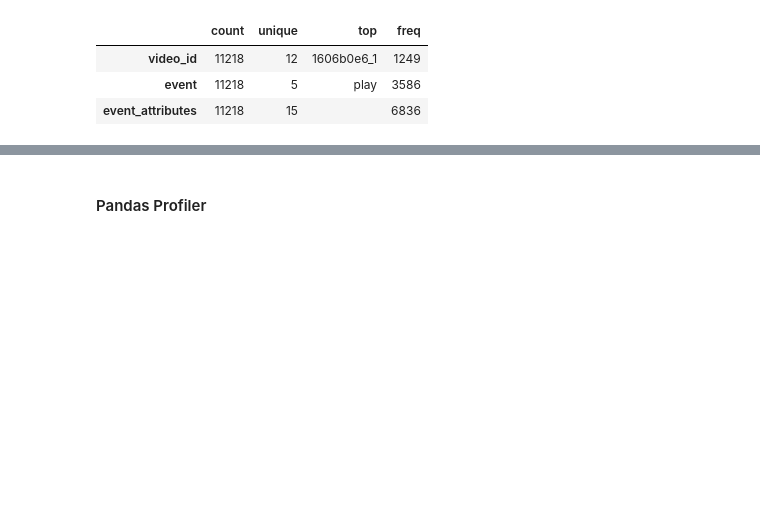
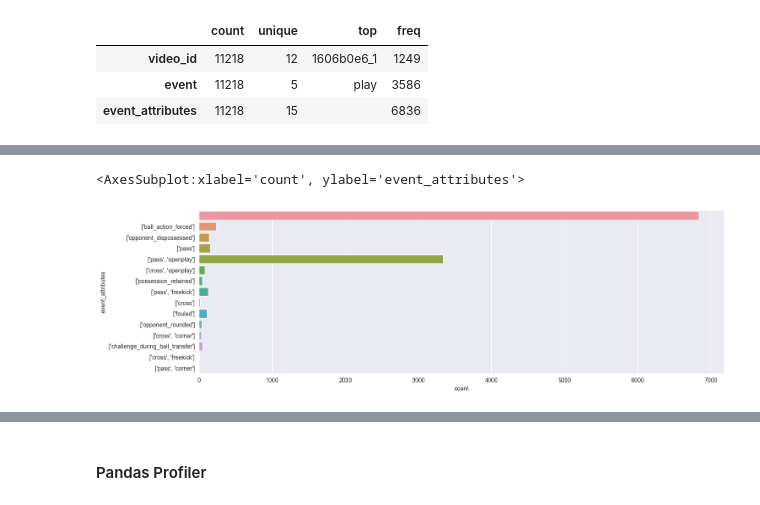
Before and after one commit to Mar19845/detection_passes_football, a Jupyter notebook: EDA proyect.ipynb, the cells around one changed output, grey strips where cells are left out. Drawn from its saved outputs; the diff is of its cells as text; code cells hidden in the pictures; blank space fills up the shorter version.

```diff
--- a/EDA proyect.ipynb
+++ b/EDA proyect.ipynb
@@ -50,0 +93,6 @@ train.describe(include=['O']).transpose()
+# %%
+plt.figure(figsize=(16, 5))
+sn.countplot(data=train, y="event_attributes")
+# %% [output]
+<AxesSubplot:xlabel='count', ylabel='event_attributes'>
+[figure, added]
```
Also changed, not shown: parts of 15 cells of this notebook.
